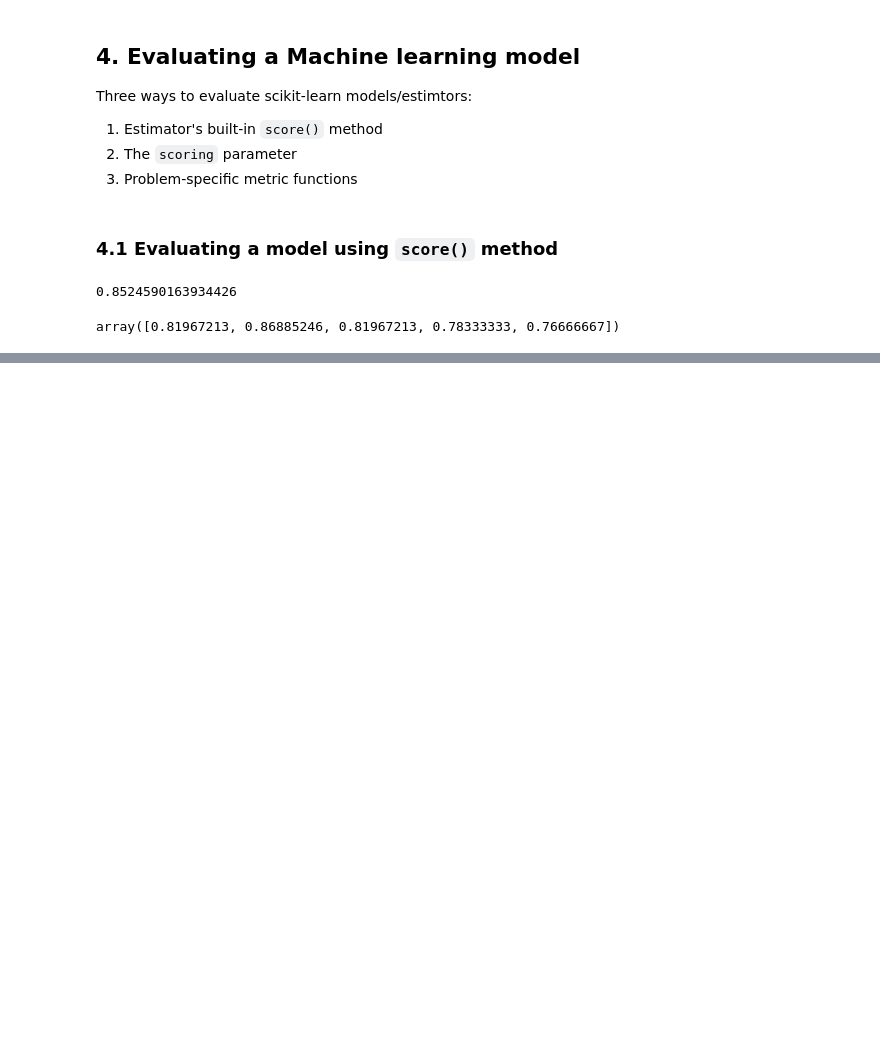
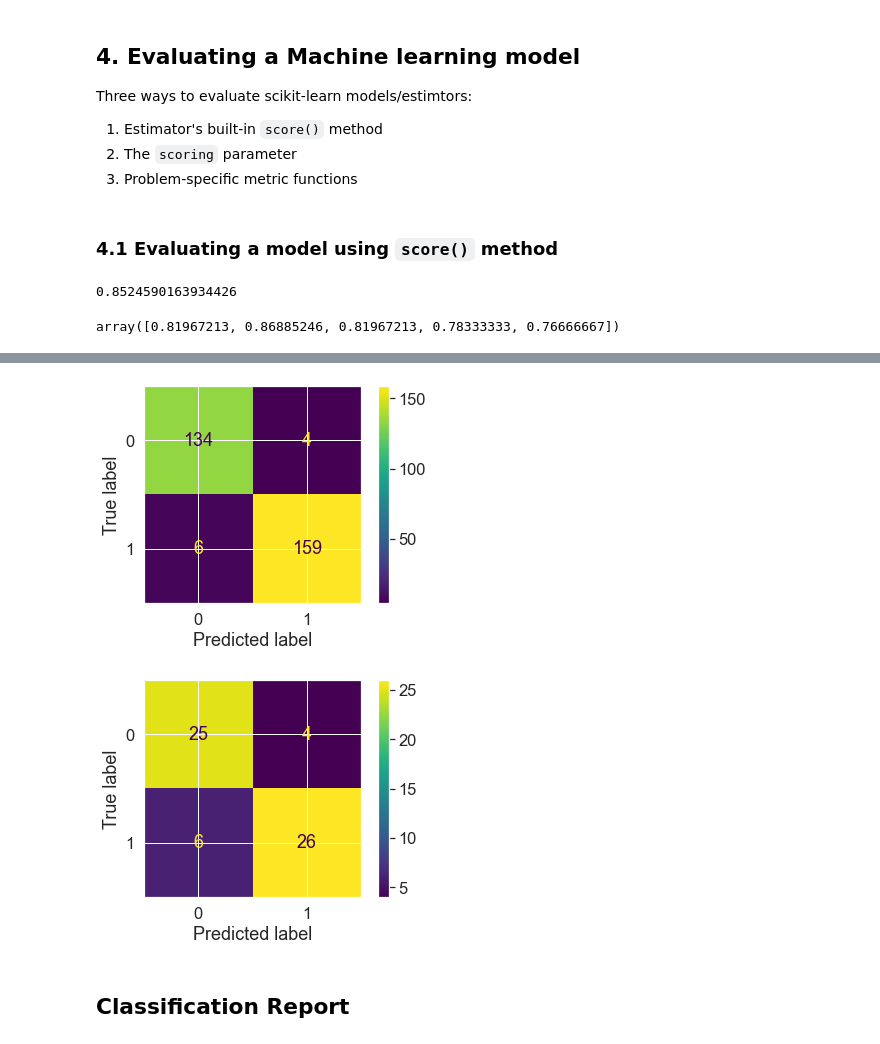
Before and after one commit to maralthesage/Datascience-Practice, a Jupyter notebook: Scikit-learn.ipynb, the cells around one changed output, grey strips where cells are left out. Cells and saved outputs as stored; diff of their text form; code cells hidden in the pictures; blank space fills up the shorter version.

```diff
--- a/Scikit-learn.ipynb
+++ b/Scikit-learn.ipynb
@@ -689,0 +848,10 @@ array([0.81967213, 0.86885246, 0.81967213, 0.78333333, 0.76666667])
+# %%
+from sklearn.metrics import ConfusionMatrixDisplay
+
+ConfusionMatrixDisplay.from_estimator(clf, X, y);
+ConfusionMatrixDisplay.from_predictions(y_test,y_preds);
+# %% [output]
+[figure, added]
+[figure, added]
+# %% [markdown]
+## Classification Report
```
Also changed, not shown: parts of 57 cells of this notebook, 6 other files.
